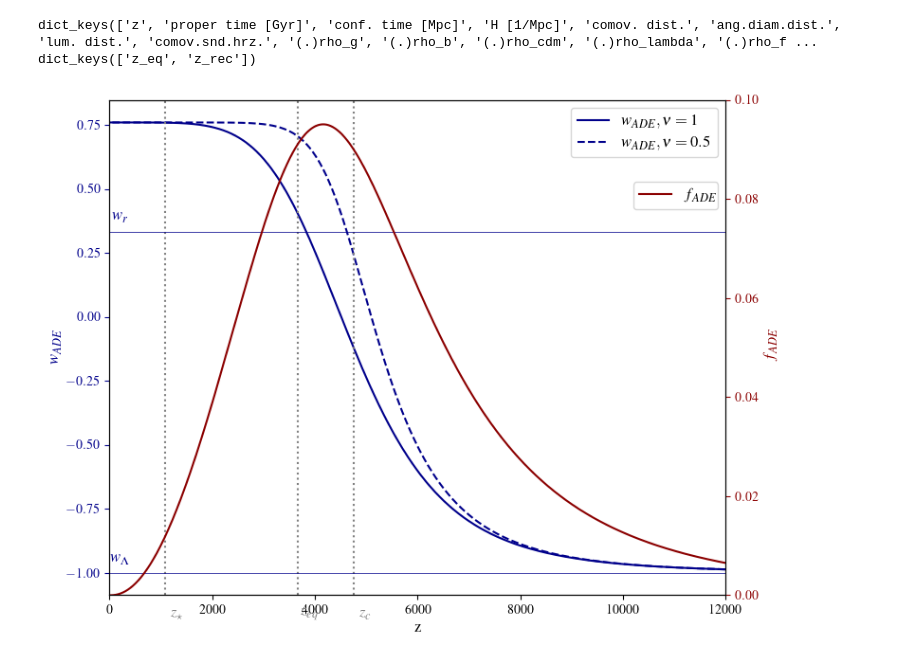
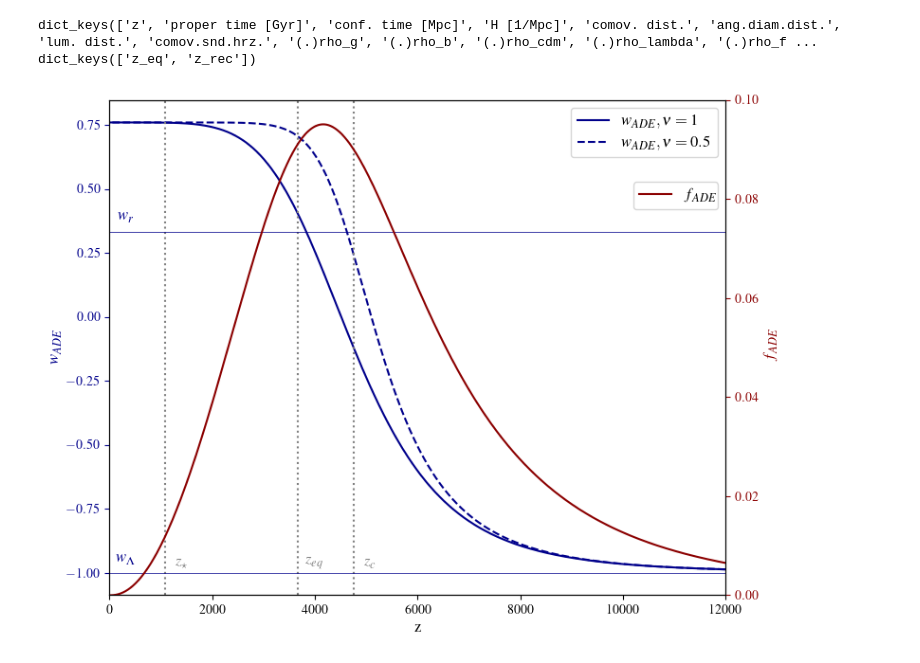
Before and after one commit to marcobeIIa/AxiCLASS, a Jupyter notebook: notebooks/mb_ADE.ipynb, the cells around one changed output. Saved outputs shown, nothing was run; the diff lists cells and outputs as text; code cells hidden in the pictures.

```diff
--- a/notebooks/mb_ADE.ipynb
+++ b/notebooks/mb_ADE.ipynb
@@ -157,36 +157,36 @@ fig, ax1 = plt.subplots()
 # Plot on primary y-axis (left)
 ax1.plot(z, w_fld_ADE1, label=r'$w_{ADE}, \nu = 1$', color='darkblue',)
 ax1.plot(z, w_fld_ADE2, label=r'$w_{ADE}, \nu = 0.5$', color='darkblue', linestyle='dashed')
 ax1.axvline(x=axion_zc, color='grey', linestyle='dotted',)
 ax1.axvline(x=z_rec, color='grey', linestyle='dotted',)
 ax1.axvline(x=z_eq, color='grey', linestyle='dotted',)
 ax1.axhline(y=-1, color='darkblue',linewidth='0.5')
 ax1.axhline(y=1/3, color='darkblue',linewidth='0.5')
-plt.text(plt.ylim()[0]+200, -0.97, r'$w_\Lambda$', color='darkblue', ha='center', va='bottom',fontsize='large')
-plt.text(plt.ylim()[0]+200, 1/3+.03, r'$w_r$', color='darkblue', ha='center', va='bottom',fontsize='large')
-plt.text(axion_zc+200, plt.ylim()[0]-.1, r'$z_c$', color='grey', ha='center', va='bottom',fontsize='large')
-plt.text(z_rec+200, plt.ylim()[0]-.1, r'$z_{\star}$', color='grey', ha='center', va='bottom',fontsize='large')
-plt.text(z_eq+200, plt.ylim()[0]-.1, r'$z_{eq}$', color='grey', ha='center', va='bottom',fontsize='large')
+plt.text(plt.ylim()[0]+300, -0.97, r'$w_\Lambda$', color='darkblue', ha='center', va='bottom',fontsize='large')
+plt.text(plt.ylim()[0]+300, 1/3+.03, r'$w_r$', color='darkblue', ha='center', va='bottom',fontsize='large')
+plt.text(axion_zc+300, plt.ylim()[0]+.1, r'$z_c$', color='grey', ha='center', va='bottom',fontsize='large')
+plt.text(z_rec+300, plt.ylim()[0]+.1, r'$z_{\star}$', color='grey', ha='center', va='bottom',fontsize='large')
+plt.text(z_eq+300, plt.ylim()[0]+.1, r'$z_{eq}$', color='grey', ha='center', va='bottom',fontsize='large')
 
 ax1.set_xlabel('z',fontsize='large')
 ax1.set_ylabel(r'$w_{ADE}$',fontsize='large', color='darkblue')
 ax1.set_xlim(0, 12000)
 #ax1.set_ylim(-1.25, .9)
 ax1.tick_params('y',colors='darkblue')
 # Secondary y-axis (right)
 ax2 = ax1.twinx()
 ax2.plot(z, f_fld_1, label=r'$f_{ADE}$', color='darkred')
 ax2.set_ylabel(r'$f_{ADE}$',fontsize='large',color='darkred')
 ax2.set_ylim(0, .1)  # Set based on physical expectations
 ax2.tick_params(colors='darkred')
 
 # Merge legends from both axes
 lines1, labels1 = ax1.get_legend_handles_labels()
 lines2, labels2 = ax2.get_legend_handles_labels()
 ax1.legend(lines1, labels1, loc='upper right', bbox_to_anchor=(1, 1))
 ax2.legend(lines2, labels2, loc='upper right', bbox_to_anchor=(1, 0.85))
 
 plt.tight_layout()
 plt.show()
 # %% [output]
-[figure, old version]
+[figure, new version]
```
Also changed, not shown: 1 other file.
